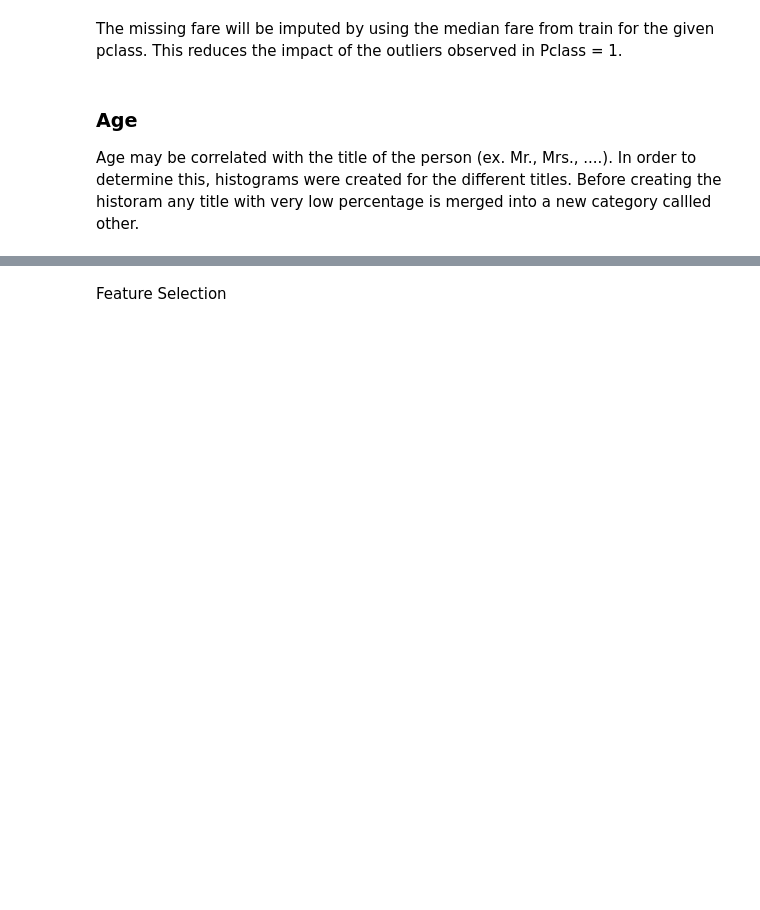
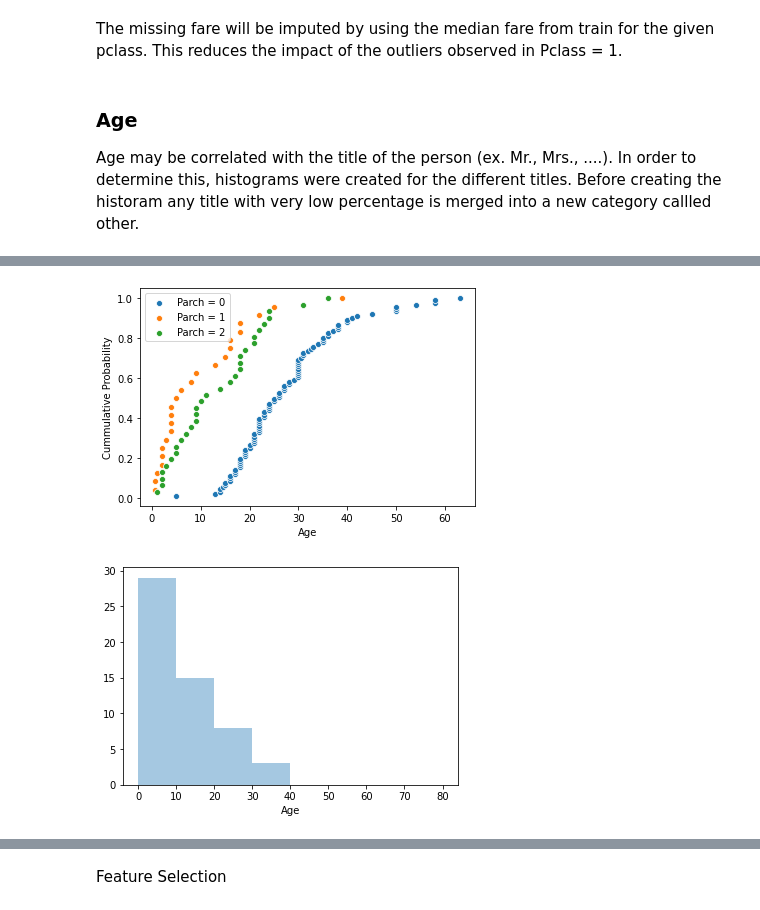
Before and after one commit to robertghennessy/Kaggle-Titanic, a Jupyter notebook: Titianic_Jupyter_v2.ipynb, the cells around one changed output, grey strips where cells are left out. Saved outputs shown, nothing was run; the diff lists cells and outputs as text; code cells hidden in the pictures; blank space fills up the shorter version.

```diff
--- a/Titianic_Jupyter_v2.ipynb
+++ b/Titianic_Jupyter_v2.ipynb
@@ -263,10 +288,3 @@ train, test = impute_fare(train, test)
 ### Age
 
 Age may be correlated with the title of the person (ex. Mr., Mrs., ....). In order to determine this, histograms were created for the different titles. Before creating the historam any title with very low percentage is merged into a new category callled other.
-# %%
-merge_below_percent = 4
-title_precent = train['Title'].value_counts() / train['Title'].value_counts().sum() * 100
-print(title_precent)
-merge_index = title_precent[title_precent < merge_below_percent].index
-train.loc[train['Title'].isin(merge_index), 'Title'] = 'other'
-print(train['Title'].value_counts() / train['Title'].value_counts().sum() * 100)
@@ -290,0 +315,10 @@ Name: Title, dtype: float64
+# %%
+def merge_values(df, col, threshold, new_value):
+    value_precent = df[col].value_counts() / df[col].value_counts().sum() * 100
+    merge_index = value_precent[value_precent < threshold].index
+    df.loc[df[col].isin(merge_index), col] = new_value
+    return df
+# %%
+train = merge_values(train, 'Title', 4, 'other')
+test = merge_values(test, 'Title', 4, 'other')
+print(calc_percent_records(train, test, 'Title'))
@@ -308,0 +350,8 @@ Check if ticket number can be used to fill in cabin. Unfortunately, only 10 tick
+# %%
+multi_ecdf(train[train['Title'] == 'miss'], 'Age', 'Parch')
+mask = (train['Title'] == 'miss') & (train['Parch'].isin([1, 2]))
+sns.distplot(train[mask]['Age'].dropna(),  kde=False, bins=np.arange(0, 90, 10))
+plt.show()
+# %% [output]
+[figure, added]
+[figure, added]
```
Also changed, not shown: parts of 69 cells of this notebook.
